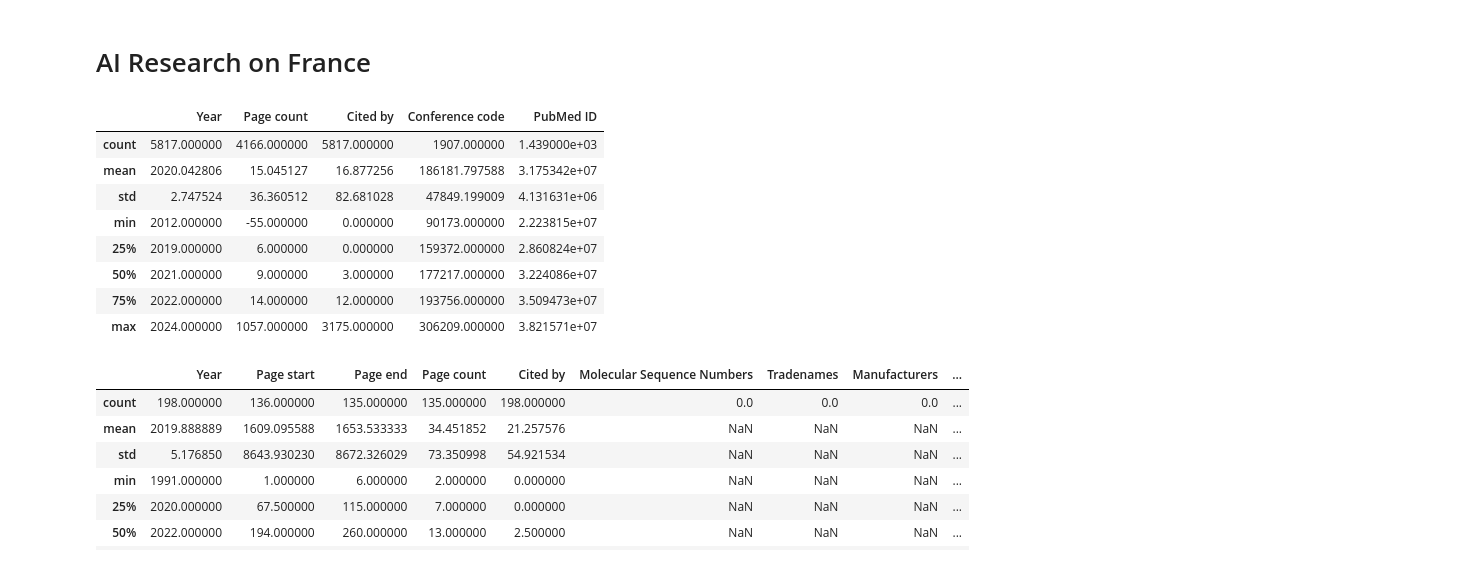
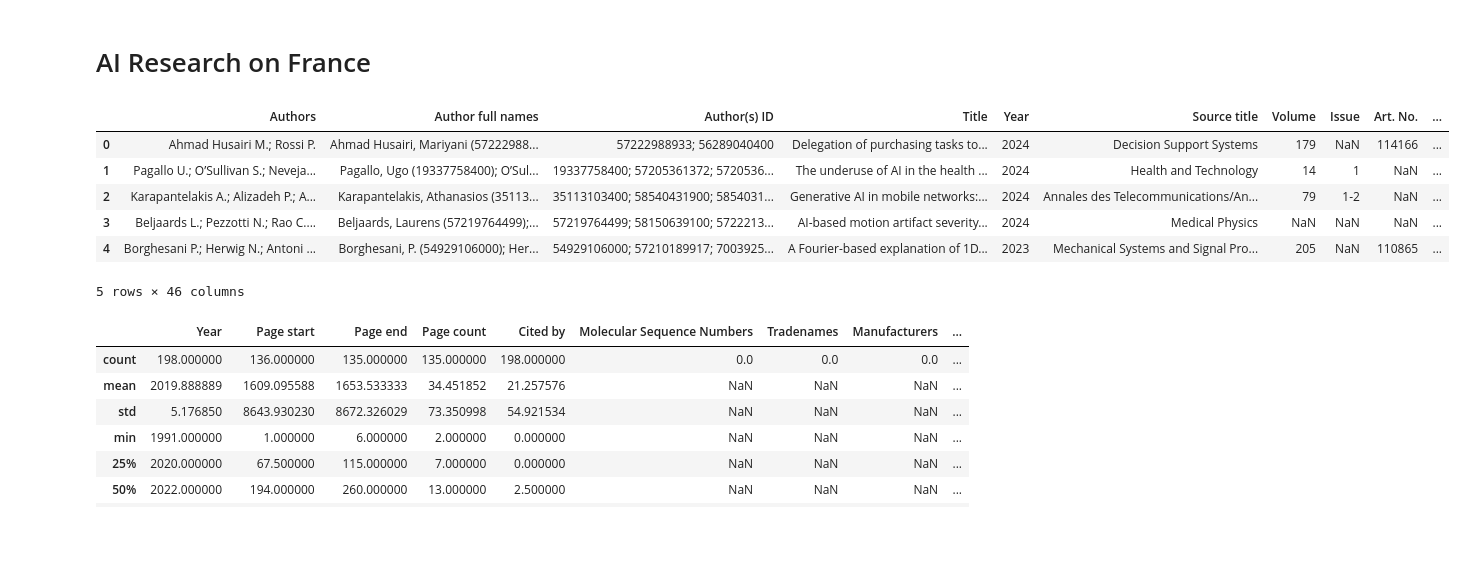
Before and after one commit to Jhonnatan7br/Impact-of-AI-in-organizations, a Jupyter notebook: Experiments/Datasets.ipynb, the cells around one changed output. Cells and saved outputs as stored; diff of their text form; code cells hidden in the pictures; blank space fills up the shorter version.

```diff
--- a/Experiments/Datasets.ipynb
+++ b/Experiments/Datasets.ipynb
@@ -64,18 +58,16 @@ research.head()
 # %%
 import pandas as pd
 research = pd.read_csv("C:/Users/Jhonnatan/Documents/GitHub/Impact-of-AI-in-organizations/Datasets/scopus.csv")
 research.head()
-research.describe()
+#research.describe()
 # %% [output]
-|  | Year | Page count | Cited by | Conference code | PubMed ID |
-| count | 5817.000000 | 4166.000000 | 5817.000000 | 1907.000000 | 1.439000e+03 |
-| mean | 2020.042806 | 15.045127 | 16.877256 | 186181.797588 | 3.175342e+07 |
-| std | 2.747524 | 36.360512 | 82.681028 | 47849.199009 | 4.131631e+06 |
-| min | 2012.000000 | -55.000000 | 0.000000 | 90173.000000 | 2.223815e+07 |
-| 25% | 2019.000000 | 6.000000 | 0.000000 | 159372.000000 | 2.860824e+07 |
-| 50% | 2021.000000 | 9.000000 | 3.000000 | 177217.000000 | 3.224086e+07 |
-| 75% | 2022.000000 | 14.000000 | 12.000000 | 193756.000000 | 3.509473e+07 |
-| max | 2024.000000 | 1057.000000 | 3175.000000 | 306209.000000 | 3.821571e+07 |
+|  | Authors | Author full names | Author(s) ID | Title | Year | Source title | Volume | Issue | Art. No. | ... |
+| 0 | Ahmad Husairi M.; Rossi P. | Ahmad Husairi, Mariyani (57222988... | 57222988933; 56289040400 | Delegation of purchasing tasks to... | 2024 | Decision Support Systems | 179 | NaN | 114166 | ... |
+| 1 | Pagallo U.; O’Sullivan S.; Neveja... | Pagallo, Ugo (19337758400); O’Sul... | 19337758400; 57205361372; 5720536... | The underuse of AI in the health ... | 2024 | Health and Technology | 14 | 1 | NaN | ... |
+| 2 | Karapantelakis A.; Alizadeh P.; A... | Karapantelakis, Athanasios (35113... | 35113103400; 58540431900; 5854031... | Generative AI in mobile networks:... | 2024 | Annales des Telecommunications/An... | 79 | 1-2 | NaN | ... |
+| 3 | Beljaards L.; Pezzotti N.; Rao C.... | Beljaards, Laurens (57219764499);... | 57219764499; 58150639100; 5722213... | AI-based motion artifact severity... | 2024 | Medical Physics | NaN | NaN | NaN | ... |
+| 4 | Borghesani P.; Herwig N.; Antoni ... | Borghesani, P. (54929106000); Her... | 54929106000; 57210189917; 7003925... | A Fourier-based explanation of 1D... | 2023 | Mechanical Systems and Signal Pro... | 205 | NaN | 110865 | ... |
+5 rows × 46 columns
 # %%
 import pandas as pd
 research_AI_BS = pd.read_csv("C:/Users/Jhonnatan/Documents/GitHub/Impact-of-AI-in-organizations/Datasets/scopus_AI_business.csv")
```
Also changed, not shown: parts of 2 cells of this notebook, 7 other files.
